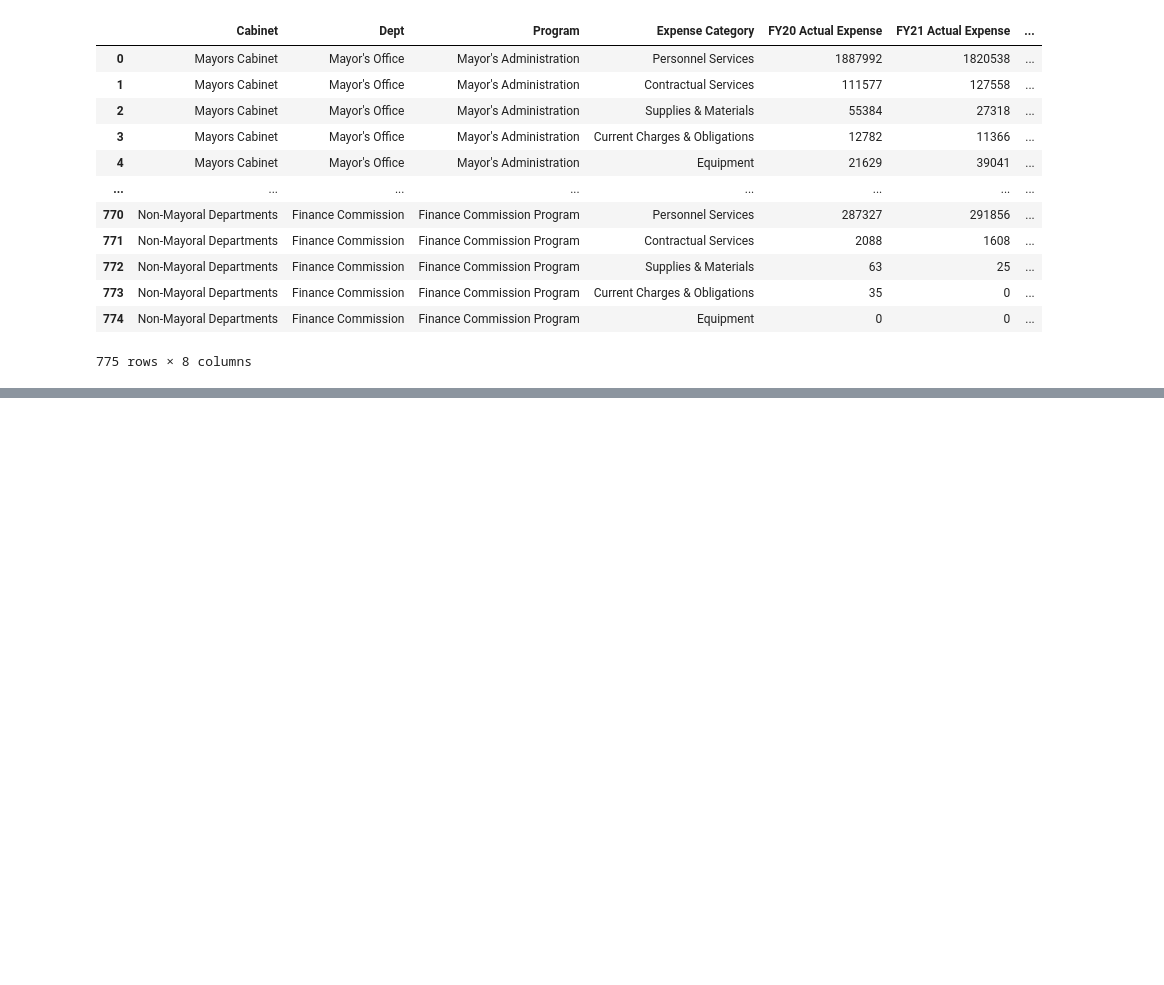
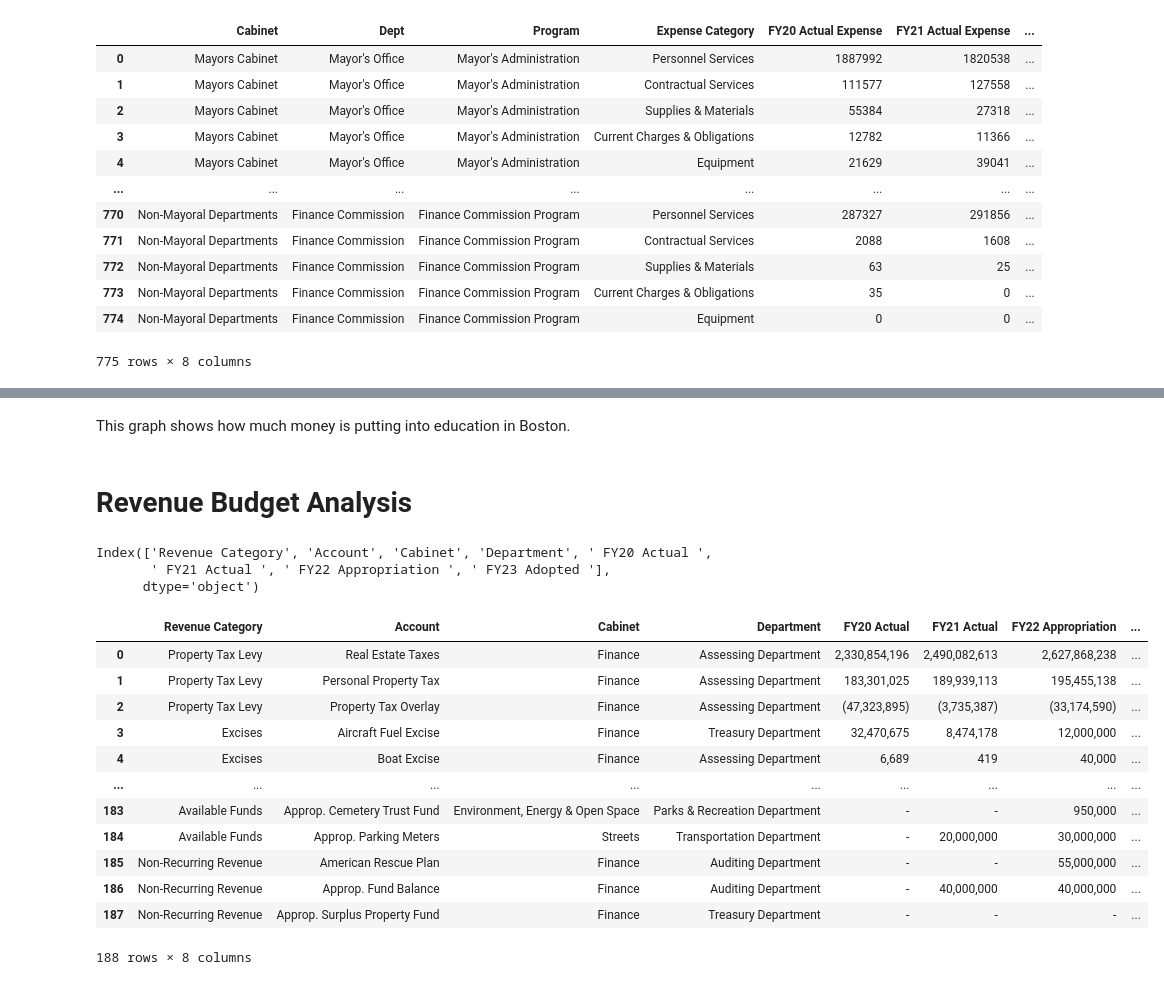
Before and after one commit to BU-Spark/ds-councilor-mejia-city-services, a Jupyter notebook: fall22-team-5/deliverables/deliverable1/capital/capital_budget.ipynb, the cells around one changed output, grey strips where cells are left out. Saved outputs shown, nothing was run; the diff lists cells and outputs as text; code cells hidden in the pictures; blank space fills up the shorter version.

```diff
--- a/fall22-team-5/deliverables/deliverable1/capital/capital_budget.ipynb
+++ b/fall22-team-5/deliverables/deliverable1/capital/capital_budget.ipynb
@@ -325,0 +314,31 @@ df_operating_budget_total.plot.bar(x='Dept', y='Total', rot=90, figsize=(20, 10)
+# %% [markdown]
+This graph shows how much money is putting into education in Boston.
+# %% [markdown]
+# Revenue Budget Analysis
+# %%
+# read revenue-budget.csv
+df_revenue_budget = pd.read_csv('revenue-budget.csv')
+# drop 8th column, since it is empty
+df_revenue_budget = df_revenue_budget.drop(df_revenue_budget.columns[[8]], axis=1)
+# drop NaN values
+df_revenue_budget = df_revenue_budget.dropna()
+# print column names
+print(df_revenue_budget.columns)
+df_revenue_budget
+# %% [output]
+Index(['Revenue Category', 'Account', 'Cabinet', 'Department', ' FY20 Actual ',
+       ' FY21 Actual ', ' FY22 Appropriation ', ' FY23 Adopted '],
+      dtype='object')
+|  | Revenue Category | Account | Cabinet | Department | FY20 Actual | FY21 Actual | FY22 Appropriation | ... |
+| 0 | Property Tax Levy | Real Estate Taxes | Finance | Assessing Department | 2,330,854,196 | 2,490,082,613 | 2,627,868,238 | ... |
+| 1 | Property Tax Levy | Personal Property Tax | Finance | Assessing Department | 183,301,025 | 189,939,113 | 195,455,138 | ... |
+| 2 | Property Tax Levy | Property Tax Overlay | Finance | Assessing Department | (47,323,895) | (3,735,387) | (33,174,590) | ... |
+| 3 | Excises | Aircraft Fuel Excise | Finance | Treasury Department | 32,470,675 | 8,474,178 | 12,000,000 | ... |
+| 4 | Excises | Boat Excise | Finance | Assessing Department | 6,689 | 419 | 40,000 | ... |
+| ... | ... | ... | ... | ... | ... | ... | ... | ... |
+| 183 | Available Funds | Approp. Cemetery Trust Fund | Environment, Energy & Open Space | Parks & Recreation Department | - | - | 950,000 | ... |
+| 184 | Available Funds | Approp. Parking Meters | Streets | Transportation Department | - | 20,000,000 | 30,000,000 | ... |
+| 185 | Non-Recurring Revenue | American Rescue Plan | Finance | Auditing Department | - | - | 55,000,000 | ... |
+| 186 | Non-Recurring Revenue | Approp. Fund Balance | Finance | Auditing Department | - | 40,000,000 | 40,000,000 | ... |
+| 187 | Non-Recurring Revenue | Approp. Surplus Property Fund | Finance | Treasury Department | - | - | - | ... |
+188 rows × 8 columns
```
Also changed, not shown: parts of 18 cells of this notebook, 3 other files.
